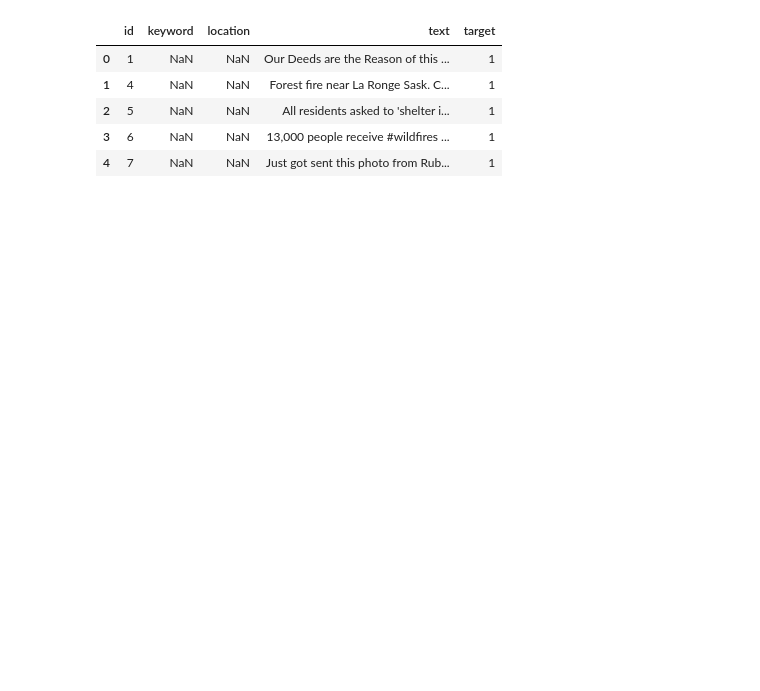
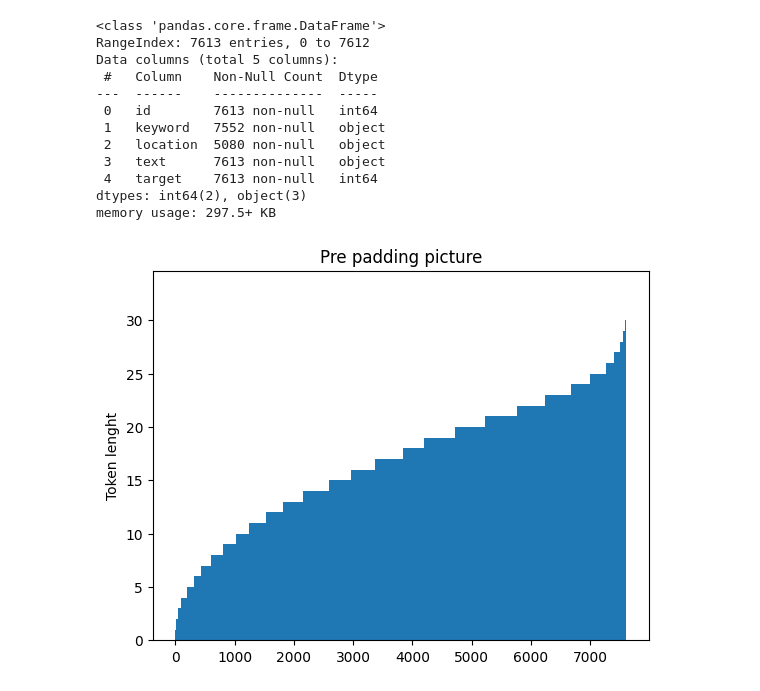
Before and after one commit to dancinoman/nlp-with-disaster, a Jupyter notebook: nlp-disaster-deep-learning.ipynb, the cells around one changed output. Cells and saved outputs as stored; diff of their text form; code cells hidden in the pictures; blank space fills up the shorter version.

```diff
--- a/nlp-disaster-deep-learning.ipynb
+++ b/nlp-disaster-deep-learning.ipynb
@@ -16,14 +19,20 @@ df_sub = pd.read_csv(file_submission)
 df_train = pd.read_csv(file_train_data)
 df_test = pd.read_csv(file_test_data)
 # %%
-df_train.head()
+df_train.info()
 # %% [output]
-|  | id | keyword | location | text | target |
-| 0 | 1 | NaN | NaN | Our Deeds are the Reason of this ... | 1 |
-| 1 | 4 | NaN | NaN | Forest fire near La Ronge Sask. C... | 1 |
-| 2 | 5 | NaN | NaN | All residents asked to 'shelter i... | 1 |
-| 3 | 6 | NaN | NaN | 13,000 people receive #wildfires ... | 1 |
-| 4 | 7 | NaN | NaN | Just got sent this photo from Rub... | 1 |
+<class 'pandas.core.frame.DataFrame'>
+RangeIndex: 7613 entries, 0 to 7612
+Data columns (total 5 columns):
+ #   Column    Non-Null Count  Dtype
+---  ------    --------------  -----
+ 0   id        7613 non-null   int64
+ 1   keyword   7552 non-null   object
+ 2   location  5080 non-null   object
+ 3   text      7613 non-null   object
+ 4   target    7613 non-null   int64
+dtypes: int64(2), object(3)
+memory usage: 297.5+ KB
 # %%
 # Cut percentage of train vs test
 percentage_cut = 20
@@ -33,9 +42,10 @@ cut_train = len(df_train) - cut_test
 # Cut percentage of train vs test
 
 X = df_train['text']
-
+X_pred = df_test['text']
 tokenizer = Tokenizer()
 
-tokenizer.fit_on_texts(X_train)
+tokenizer.fit_on_texts(X)
 
-X_train_token = tokenizer.texts_to_sequences(X_train)
+X_train_token = tokenizer.texts_to_sequences(X)
+X_pred_token = tokenizer.texts_to_sequences(X_pred)
@@ -42,2 +63,12 @@ X_train_token = tokenizer.texts_to_sequences(X_train)
+# %%
+# Check the relevance of padding trading off performance
+
+X_sort = sorted(X_train_token, key=lambda x: len(x))
+plt.bar(x= np.arange(1, len(X_sort) + 1), height=[len(num) for num in X_sort], width=1)
+plt.title('Pre padding picture')
+plt.ylabel('Token lenght')
+plt.show();
+# %% [output]
+[figure, added]
 # %%
 # Padding words
```
Also changed, not shown: parts of 9 cells of this notebook.
